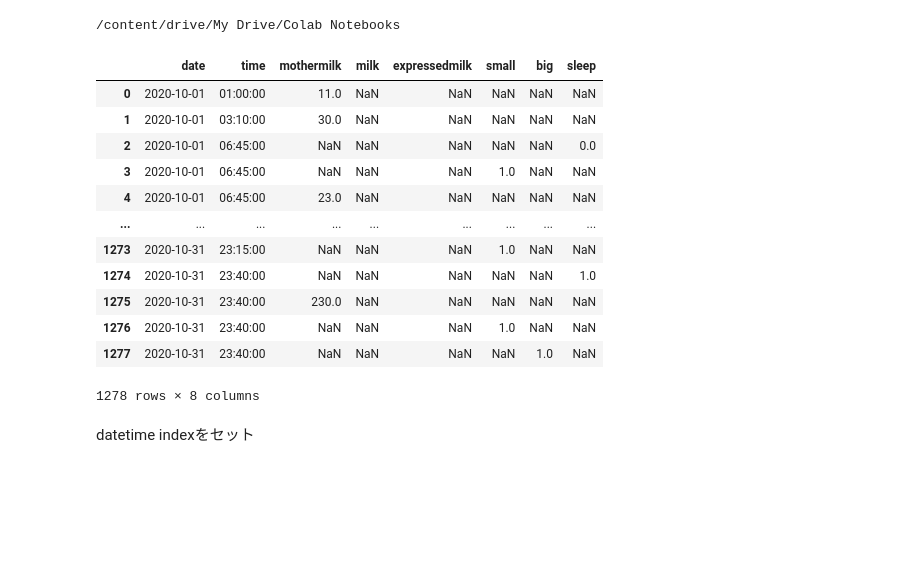
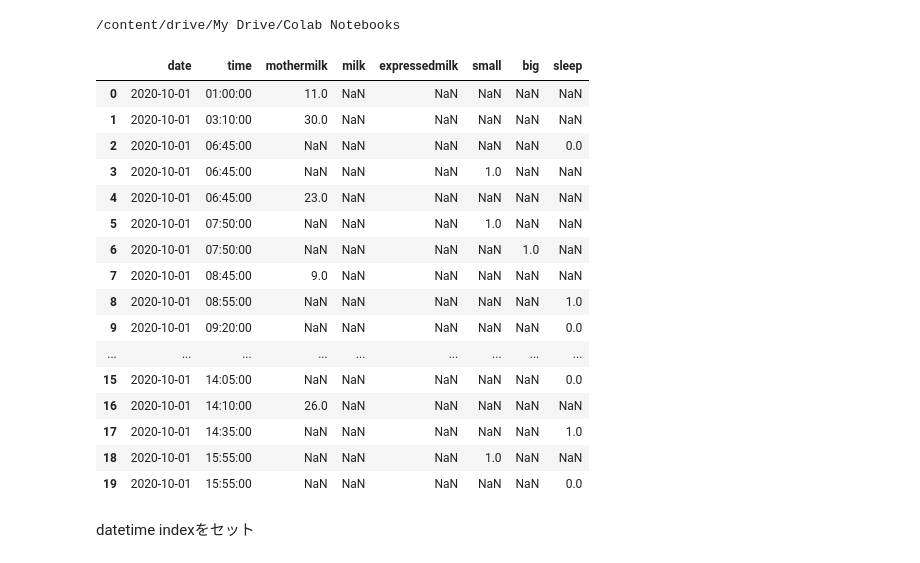
Before and after one commit to miyaryj/babycycle-analytics, a Jupyter notebook: visualize.ipynb, the cells around one changed output. Cells and saved outputs as stored; diff of their text form; code cells hidden in the pictures; blank space fills up the shorter version.

```diff
--- a/visualize.ipynb
+++ b/visualize.ipynb
@@ -6,21 +6,25 @@
 import pandas as pd
 # %%
 df = pd.read_table('data/parsed/202010.tsv', index_col=0)
-df
+df.head(20)
 # %% [output]
 |  | date | time | mothermilk | milk | expressedmilk | small | big | sleep |
 | 0 | 2020-10-01 | 01:00:00 | 11.0 | NaN | NaN | NaN | NaN | NaN |
 | 1 | 2020-10-01 | 03:10:00 | 30.0 | NaN | NaN | NaN | NaN | NaN |
 | 2 | 2020-10-01 | 06:45:00 | NaN | NaN | NaN | NaN | NaN | 0.0 |
 | 3 | 2020-10-01 | 06:45:00 | NaN | NaN | NaN | 1.0 | NaN | NaN |
 | 4 | 2020-10-01 | 06:45:00 | 23.0 | NaN | NaN | NaN | NaN | NaN |
+| 5 | 2020-10-01 | 07:50:00 | NaN | NaN | NaN | 1.0 | NaN | NaN |
+| 6 | 2020-10-01 | 07:50:00 | NaN | NaN | NaN | NaN | 1.0 | NaN |
+| 7 | 2020-10-01 | 08:45:00 | 9.0 | NaN | NaN | NaN | NaN | NaN |
+| 8 | 2020-10-01 | 08:55:00 | NaN | NaN | NaN | NaN | NaN | 1.0 |
+| 9 | 2020-10-01 | 09:20:00 | NaN | NaN | NaN | NaN | NaN | 0.0 |
 | ... | ... | ... | ... | ... | ... | ... | ... | ... |
-| 1273 | 2020-10-31 | 23:15:00 | NaN | NaN | NaN | 1.0 | NaN | NaN |
-| 1274 | 2020-10-31 | 23:40:00 | NaN | NaN | NaN | NaN | NaN | 1.0 |
-| 1275 | 2020-10-31 | 23:40:00 | 230.0 | NaN | NaN | NaN | NaN | NaN |
-| 1276 | 2020-10-31 | 23:40:00 | NaN | NaN | NaN | 1.0 | NaN | NaN |
-| 1277 | 2020-10-31 | 23:40:00 | NaN | NaN | NaN | NaN | 1.0 | NaN |
+| 15 | 2020-10-01 | 14:05:00 | NaN | NaN | NaN | NaN | NaN | 0.0 |
+| 16 | 2020-10-01 | 14:10:00 | 26.0 | NaN | NaN | NaN | NaN | NaN |
+| 17 | 2020-10-01 | 14:35:00 | NaN | NaN | NaN | NaN | NaN | 1.0 |
+| 18 | 2020-10-01 | 15:55:00 | NaN | NaN | NaN | 1.0 | NaN | NaN |
+| 19 | 2020-10-01 | 15:55:00 | NaN | NaN | NaN | NaN | NaN | 0.0 |
-1278 rows × 8 columns
 # %% [markdown]
 datetime indexをセット
 # %%
```
Also changed, not shown: parts of 12 cells of this notebook.
